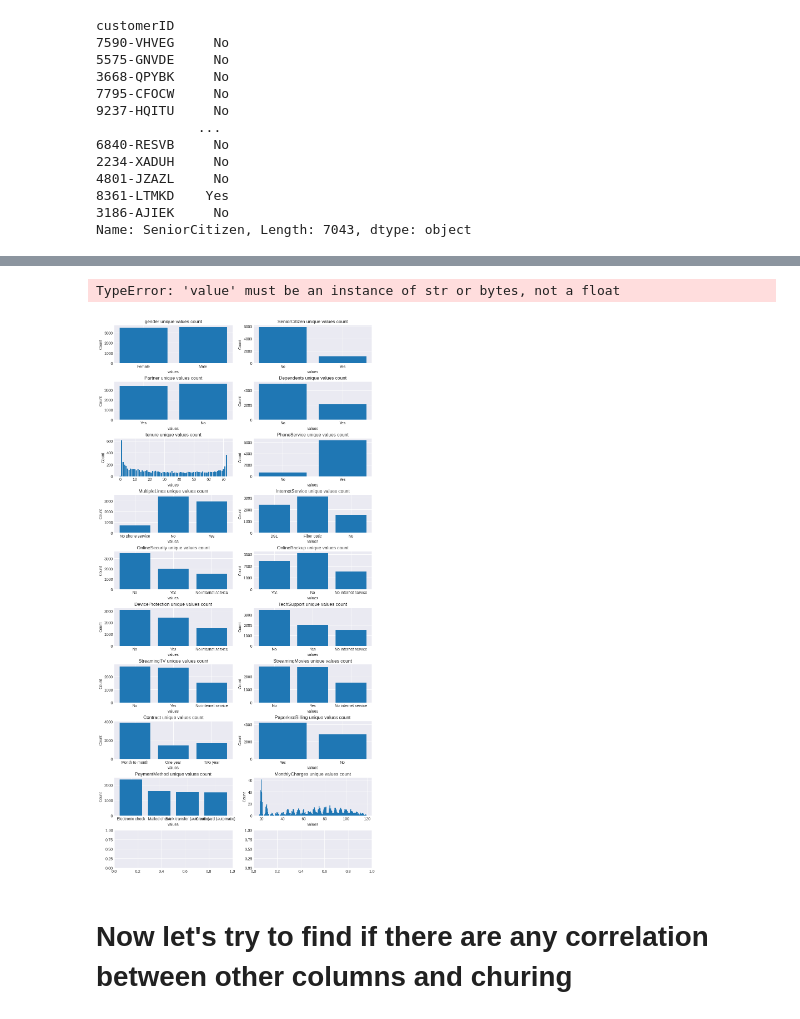
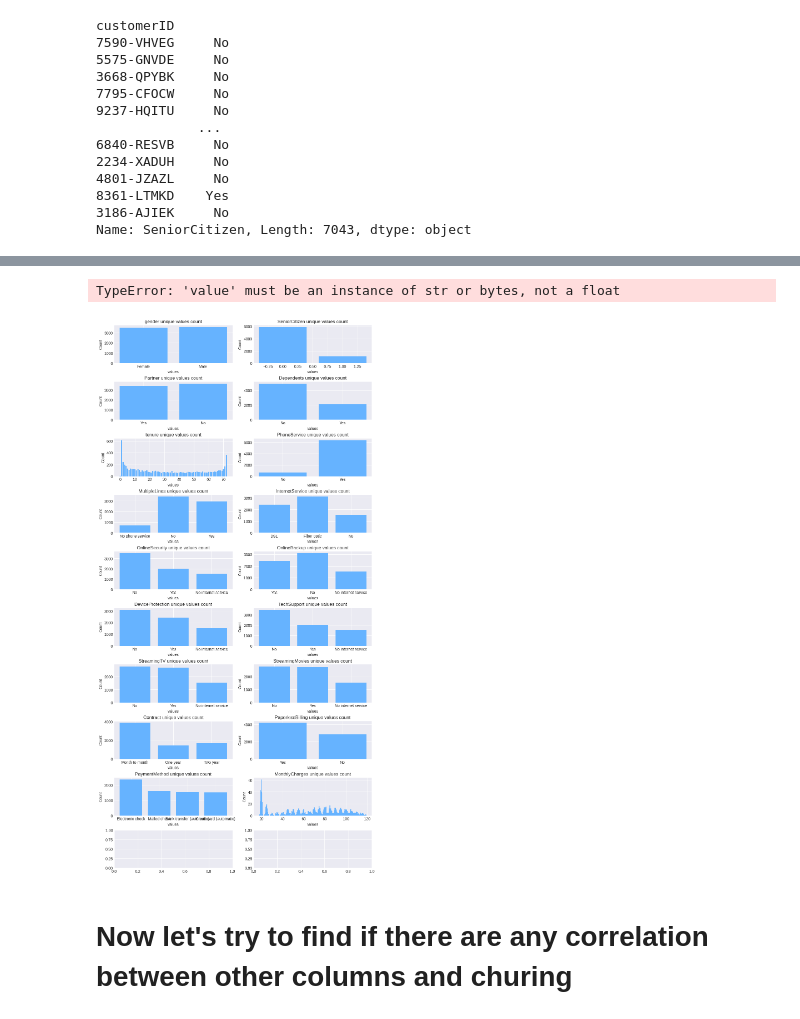
Before and after one commit to hajarmst211/customer_churn_prediction, a Jupyter notebook: notebooks/exploration.ipynb, the cells around one changed output, grey strips where cells are left out. Saved outputs shown, nothing was run; the diff lists cells and outputs as text; code cells hidden in the pictures.

```diff
--- a/notebooks/exploration.ipynb
+++ b/notebooks/exploration.ipynb
@@ -91,11 +91,17 @@ Numeric_cols = df.select_dtypes(include=['int64','float64']).columns
 # %% [markdown]
 ### What is the distribution of the data?
 # %%
+n_cols = 2
 n_rows = (len(Numeric_cols )+1)//2
-figure, axes = plt.subplots(n_rows ,2, figsize = (10,2*n_rows), constrained_layout=True)
+figure, axes = plt.subplots(
+                            n_rows ,
+                            n_cols,
+                            figsize = (10,2*n_rows),
+                            constrained_layout=True
+                            )
 axes = axes.flatten()
 for i,column in enumerate(Numeric_cols ):
-    axes[i].hist(df[column].dropna(), bins=30)
+    axes[i].hist(df[column].dropna(), bins=30, color = '#ffcc99')
     axes[i].set_title(column)
     axes[i].set_ylabel("Frequency")
 for j in range(len(Numeric_cols), len(axes)):
@@ -178,24 +184,29 @@ dict = uniques_dictionary("MultipleLines")
 # %%
 def plot_unique_values():
     columns = df.columns
+    n_cols = 2
     n_rows = (len(columns)+1)//2
-    figure, axes = plt.subplots(n_rows ,2, figsize = (10,2*n_rows), constrained_layout=True)
+    figure, axes = plt.subplots(
+                                n_rows ,
+                                n_cols,
+                                figsize = (10,2*n_rows),
+                                constrained_layout=True)
+
     axes = axes.flatten()
-
     for i,column in enumerate(columns):
         value_counts = uniques_dictionary(column)
 
-        axes[i].bar(value_counts.keys(), value_counts.values())
+        axes[i].bar(value_counts.keys(), value_counts.values(), color = '#66b3ff')
         axes[i].set_title(f"{column} unique values count")
         axes[i].set_ylabel("Count")
         axes[i].set_xlabel("values")
 
     plt.show()
 
 plot_unique_values()
 # %% [output]
 TypeError: 'value' must be an instance of str or bytes, not a float
-[figure, old version]
+[figure, new version]
 # %% [markdown]
 # Now let's try to find if there are any correlation between other columns and churing
 # %%
```
Also changed, not shown: parts of 4 cells of this notebook, 2 other files.
